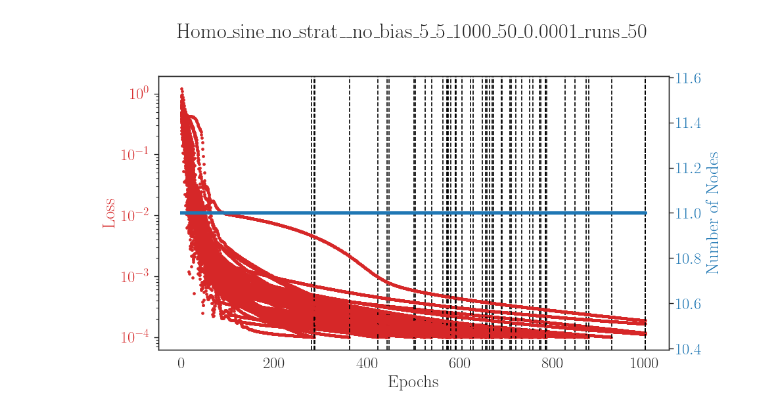
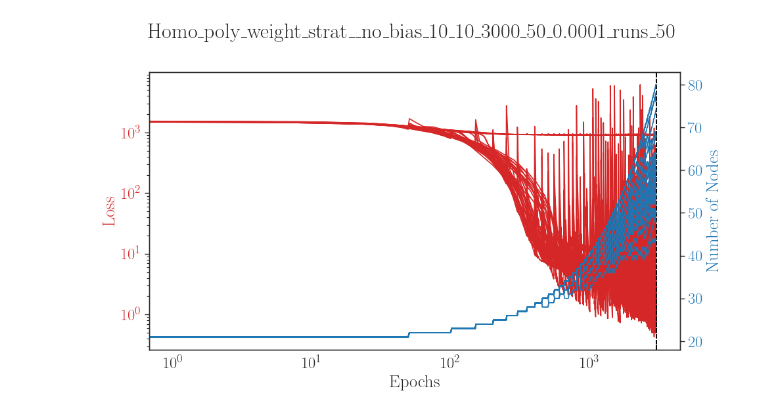
Before and after one commit to ParticularlyPythonicBS/NeuralNetworkEvolution, a Jupyter notebook: nbs/analysis/analysis.ipynb, the cells around one changed output. Drawn from its saved outputs; the diff is of its cells as text; code cells hidden in the pictures.

```diff
--- a/nbs/analysis/analysis.ipynb
+++ b/nbs/analysis/analysis.ipynb
@@ -30,6 +30,13 @@ DATA_DIR = "Homo_sine_no_strat__no_bias_5_5_1000_50_0.0001_runs_50"
 # DATA_DIR = "Hetero_sine_loss_strat__no_bias_5_5_1000_50_0.0001_runs_50"
 # DATA_DIR = "Homo_sine_weight_strat__no_bias_5_5_1000_50_0.0001_runs_50"
 # DATA_DIR = "Hetero_sine_weight_strat__no_bias_5_5_1000_50_0.0001_runs_50"
+# %%
+# DATA_DIR = "Homo_poly_no_strat__no_bias_10_10_3000_50_0.0001_runs_50"
+# DATA_DIR = "Hetero_poly_no_strat__no_bias_10_10_3000_50_0.0001_runs_50"
+# DATA_DIR = "Homo_poly_loss_strat__no_bias_10_10_3000_50_0.0001_runs_50"
+# DATA_DIR = "Hetero_poly_loss_strat__no_bias_10_10_3000_50_0.0001_runs_50"
+DATA_DIR = "Homo_poly_weight_strat__no_bias_10_10_3000_50_0.0001_runs_50"
+# DATA_DIR = "Hetero_poly_weight_strat__no_bias_10_10_3000_50_0.0001_runs_50"
 # %%
 run_dirs = glob.glob(DATA_PATH+ DATA_DIR + "/run_*")
 # %%
@@ -100,0 +92,4 @@ Text(0.5, 1.0, 'first neuron removal epoch')
+# %%
+# First removal histogram
+removal_history = np.loadtxt(DATA_PATH + DATA_DIR + "/first_removal_history.txt")
+epochs, n_neurons, losses = removal_history.T
@@ -126,26 +147,26 @@ plt.show()
 # %%
 fig, ax1 = plt.subplots(figsize=(10, 6))
 
 loss_color = 'tab:red'
 ax1.set_xlabel('Epochs')
 ax1.set_ylabel('Loss', color=loss_color)
 ax1.tick_params(axis='y', labelcolor=loss_color)
 ax1.set_yscale("log")
-
+ax1.set_xscale("log")
 ax2 = ax1.twinx()  # instantiate a second axes that shares the same x-axis
 
 neuron_color = 'tab:blue'
 ax2.set_ylabel('Number of Nodes', color=neuron_color)  # we already handled the x-label with ax1
 ax2.tick_params(axis='y', labelcolor=neuron_color)
 
 for losses, neurons in zip(loss_history, neuron_history):
     num_epochs = len(losses)
-    ax1.plot(np.arange(0,num_epochs), losses, ".", color=loss_color)
-    ax2.plot(np.arange(0,num_epochs), neurons, ".", color=neuron_color)
+    ax1.plot(np.arange(0,num_epochs), losses, "-", color=loss_color)
+    ax2.plot(np.arange(0,num_epochs), neurons, "-", color=neuron_color)
     ax1.axvline(num_epochs, 0, 1, color="black", linestyle="--")
 
 
 plt.suptitle(DATA_DIR)
 fig.tight_layout()
 # %% [output]
-[figure, old version]
+[figure, new version]
```
Also changed, not shown: parts of 16 cells of this notebook, 24 other files.
